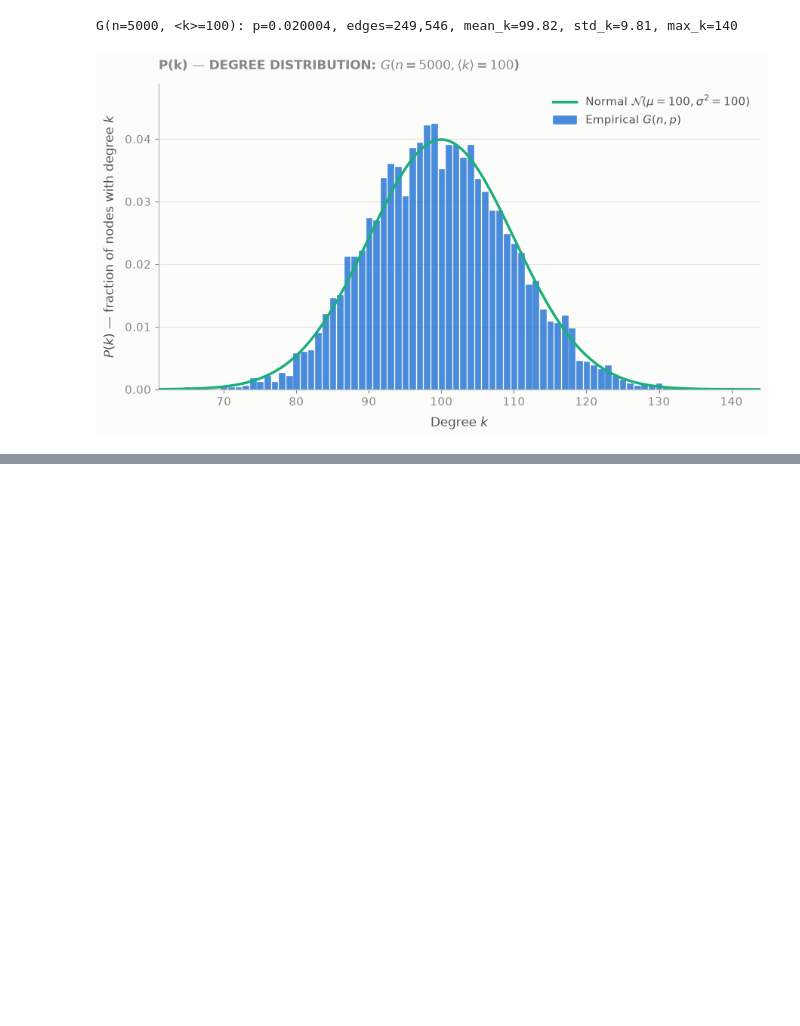
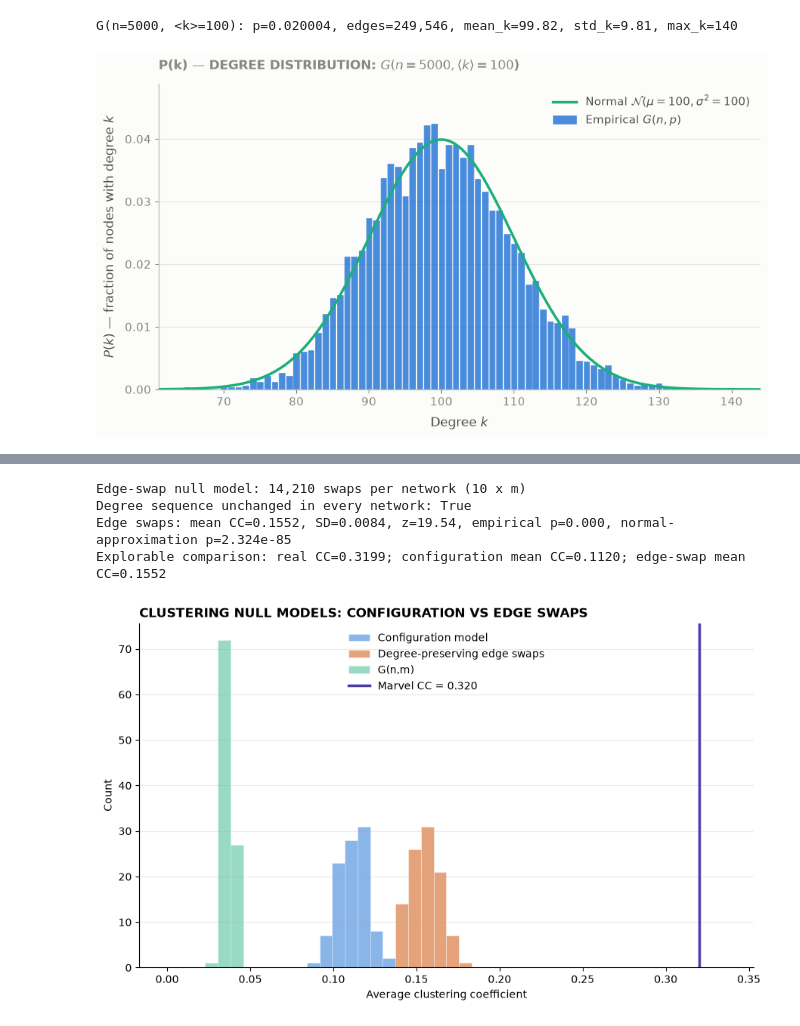
Before and after one commit to Neismo/SocialGraphs, a Jupyter notebook: Week2/week2.ipynb, the cells around one changed output, grey strips where cells are left out. Drawn from its saved outputs; the diff is of its cells as text; code cells hidden in the pictures; blank space fills up the shorter version.

```diff
--- a/Week2/week2.ipynb
+++ b/Week2/week2.ipynb
@@ -197,0 +667,72 @@ SelectionSlider(continuous_update=False, description='⟨k⟩:', index=1, option
+# %%
+import math
+
+# Degree-preserving edge-swap null model, starting from the real Marvel giant component.
+edge_swap_factor = 10
+edge_swap_count = edge_swap_factor * m_marvel
+real_degree_sequence = sorted(dict(marvel.degree()).values())
+edge_swap_clusterings = []
+edge_swap_degree_checks = []
+
+for seed in range(n_null):
+    swapped_graph = marvel.copy()
+    nx.double_edge_swap(
+        swapped_graph,
+        nswap=edge_swap_count,
+        max_tries=100 * edge_swap_count,
+        seed=seed,
+    )
+    swapped_degree_sequence = sorted(dict(swapped_graph.degree()).values())
+    degree_sequence_unchanged = swapped_degree_sequence == real_degree_sequence
+    edge_swap_degree_checks.append(degree_sequence_unchanged)
+    assert degree_sequence_unchanged
+    edge_swap_clusterings.append(nx.average_clustering(swapped_graph))
+
+edge_swap_clusterings = np.asarray(edge_swap_clusterings)
+edge_swap_degree_checks = np.asarray(edge_swap_degree_checks)
+edge_swap_z = (real_clustering - edge_swap_clusterings.mean()) / edge_swap_clusterings.std(ddof=1)
+edge_swap_p = np.mean(edge_swap_clusterings >= real_clustering)
+edge_swap_normal_p = 0.5 * math.erfc(edge_swap_z / math.sqrt(2))
+
+print(f"Edge-swap null model: {edge_swap_count:,} swaps per network ({edge_swap_factor} x m)")
+print(f"Degree sequence unchanged in every network: {edge_swap_degree_checks.all()}")
+print(
+    "Edge swaps: "
+    f"mean CC={edge_swap_clusterings.mean():.4f}, "
+    f"SD={edge_swap_clusterings.std(ddof=1):.4f}, "
+    f"z={edge_swap_z:.2f}, empirical p={edge_swap_p:.3f}, "
+    f"normal-approximation p={edge_swap_normal_p:.3e}"
+)
+print(
+    "Explorable comparison: "
+    f"real CC={real_clustering:.4f}; configuration mean CC={configuration_clusterings.mean():.4f}; "
+    f"edge-swap mean CC={edge_swap_clusterings.mean():.4f}"
+)
+
+fig, ax = plt.subplots(figsize=(9, 5.5))
+comparison_values = np.concatenate([
+    configuration_clusterings,
+    edge_swap_clusterings,
+    gnm_clusterings,
+    [real_clustering],
+])
+comparison_bins = np.linspace(0, comparison_values.max() * 1.05, 45)
+ax.hist(configuration_clusterings, bins=comparison_bins, alpha=0.55, color="#2a78d6", edgecolor="white", linewidth=0.45, label="Configuration model")
+ax.hist(edge_swap_clusterings, bins=comparison_bins, alpha=0.62, color="#d66b2a", edgecolor="white", linewidth=0.45, label="Degree-preserving edge swaps")
+ax.hist(gnm_clusterings, bins=comparison_bins, alpha=0.45, color="#1baf7a", edgecolor="white", linewidth=0.45, label="G(n,m)")
+ax.axvline(real_clustering, color="#4a3aa7", linewidth=2.5, label=f"Marvel CC = {real_clustering:.3f}")
+ax.set_title("CLUSTERING NULL MODELS: CONFIGURATION VS EDGE SWAPS", loc="left", fontsize=12, fontweight="bold")
+ax.set_xlabel("Average clustering coefficient")
+ax.set_ylabel("Count")
+ax.grid(axis="y", alpha=0.25)
+ax.spines["top"].set_visible(False)
+ax.spines["right"].set_visible(False)
+ax.legend(frameon=False)
+plt.tight_layout()
+plt.show()
+# %% [output]
+Edge-swap null model: 14,210 swaps per network (10 x m)
+Degree sequence unchanged in every network: True
+Edge swaps: mean CC=0.1552, SD=0.0084, z=19.54, empirical p=0.000, normal-approximation p=2.324e-85
+Explorable comparison: real CC=0.3199; configuration mean CC=0.1120; edge-swap mean CC=0.1552
+[figure, added]
```
Also changed, not shown: parts of 7 cells of this notebook, 4 other files.
